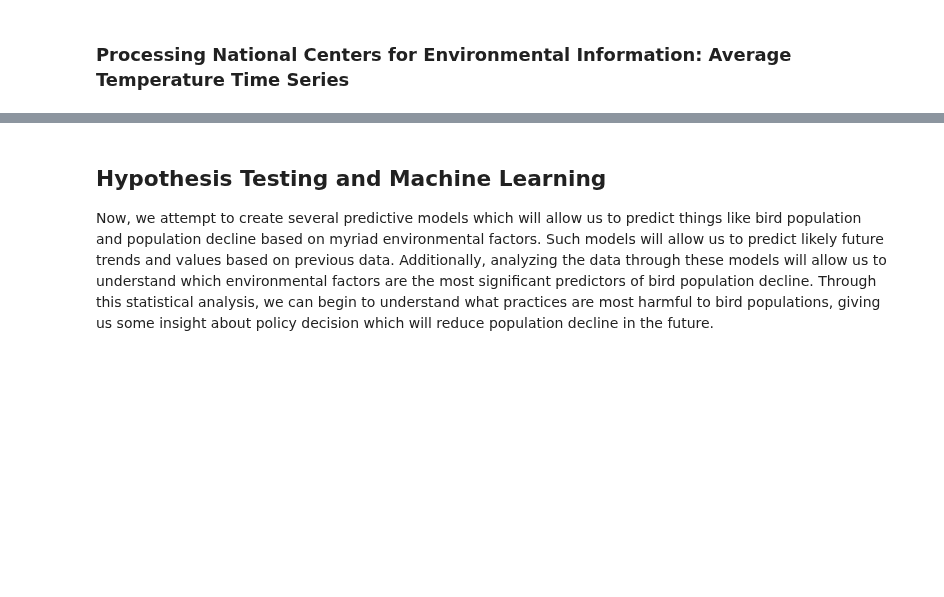
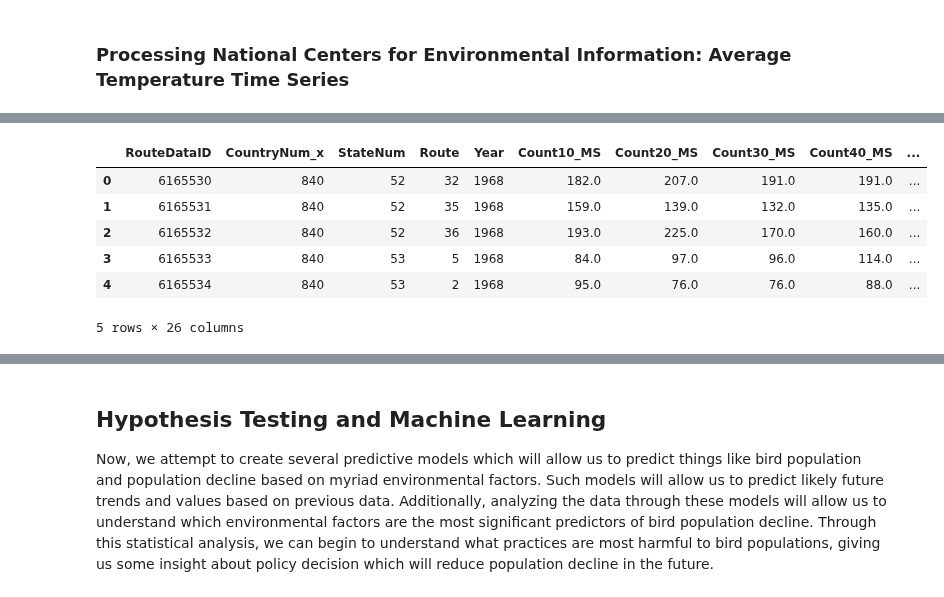
Before and after one commit to Calvin-Davis/CMSC320-FinalProject-Birds, a Jupyter notebook: Code/compiled_submission.ipynb, the cells around one changed output, grey strips where cells are left out. Drawn from its saved outputs; the diff is of its cells as text; code cells hidden in the pictures; blank space fills up the shorter version.

```diff
--- a/Code/compiled_submission.ipynb
+++ b/Code/compiled_submission.ipynb
@@ -434,0 +488,17 @@ We are interested in both spatial and temporal relationships in the data. In oth
+# %%
+# Read in the routes with FIPS CSV created above.
+routes_FIPS_df = pd.read_csv(os.path.join(current_dir, '..', 'SharedData', 'Routes_with_FIPS.csv'), dtype={'StateFIPS': str, 'CountyFIPS': str, 'FIPS': str})
+
+# Merge the interval_stop_copy dataframe with routes_FIPS_df. This adds columns with the
+# corresponding latitude, longitude, State, County, and FIPS for each route. With this, we can map
+# bird counts on each route.
+interval_stop_copy_merged = interval_stop_copy.merge(routes_FIPS_df, how='left', left_on=['StateNum', 'Route'], right_on=['StateNum', 'Route'])
+interval_stop_copy_merged.head(5)
+# %% [output]
+|  | RouteDataID | CountryNum_x | StateNum | Route | Year | Count10_MS | Count20_MS | Count30_MS | Count40_MS | ... |
+| 0 | 6165530 | 840 | 52 | 32 | 1968 | 182.0 | 207.0 | 191.0 | 191.0 | ... |
+| 1 | 6165531 | 840 | 52 | 35 | 1968 | 159.0 | 139.0 | 132.0 | 135.0 | ... |
+| 2 | 6165532 | 840 | 52 | 36 | 1968 | 193.0 | 225.0 | 170.0 | 160.0 | ... |
+| 3 | 6165533 | 840 | 53 | 5 | 1968 | 84.0 | 97.0 | 96.0 | 114.0 | ... |
+| 4 | 6165534 | 840 | 53 | 2 | 1968 | 95.0 | 76.0 | 76.0 | 88.0 | ... |
+5 rows × 26 columns
```
Also changed, not shown: parts of 21 cells of this notebook, 5 other files.
